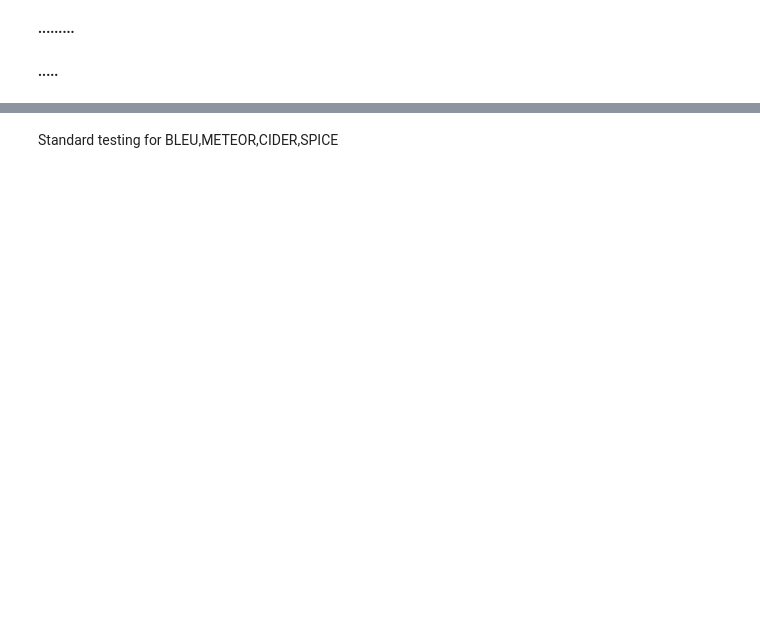
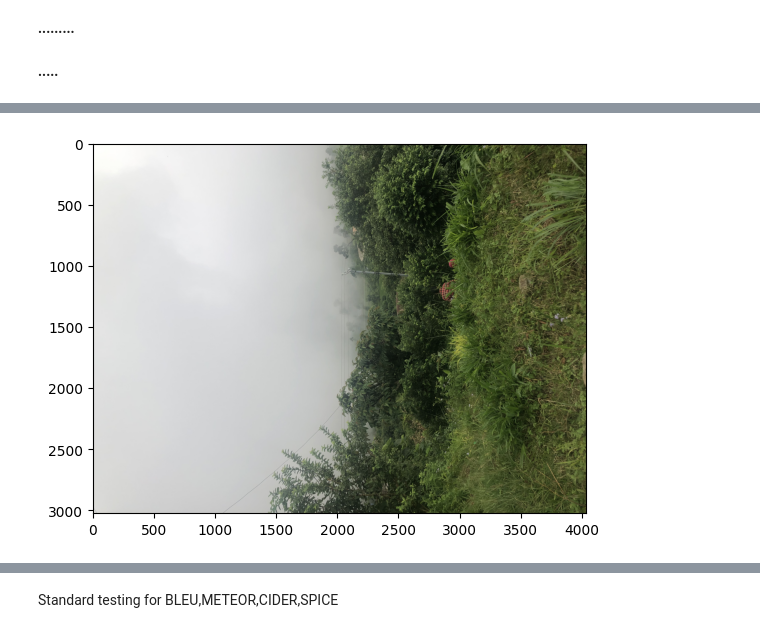
Before and after one commit to Nirajan17/image-captioning, a Jupyter notebook: stanford-captioning.ipynb, the cells around one changed output, grey strips where cells are left out. Cells and saved outputs as stored; diff of their text form; code cells hidden in the pictures; blank space fills up the shorter version.

Commit message:
Kaggle Notebook | Stanford-Captioning | Version 2

```diff
--- a/stanford-captioning.ipynb
+++ b/stanford-captioning.ipynb
@@ -175,8 +133,8 @@ all_captions[:1]
 # %% [output]
 ['<start> यसको अगाडि झ्यालहरूमा बारहरू भएको ठूलो भवन। भवन अगाडि मानिसहरु हिडिरहेका छन्। भवनको अगाडि एउटा सडक छ जसमा धेरै कारहरू छन्। <end>']
 # %%
-PATH = "/kaggle/input/standford-paragraph-nepali-dataset/stanford_images/"
-# PATH = "/kaggle/working/NumpyFiles/"
+# PATH = "/kaggle/input/standford-paragraph-nepali-dataset/stanford_images/"
+PATH = "/kaggle/working/NumpyFiles/"
 all_img_name_vector = []
 
 for annot in data["Image_name"]:
@@ -850,0 +824,83 @@ NameError: name 'train_losses' is not defined
+# %%
+from nltk.translate.bleu_score import sentence_bleu, corpus_bleu
+# from nltk.translate.meteor_score import meteor_score
+from PIL import Image
+import numpy as np
+import matplotlib.pyplot as plt
+
+
+def evaluate(image):
+
+  temp_input = tf.expand_dims(load_image(image)[0], 0)
+  img_tensor_val = image_features_extract_model(temp_input)
+  img_tensor_val = tf.reshape(img_tensor_val, (img_tensor_val.shape[0], -1, img_tensor_val.shape[3]))
+
+  start_token = tokenizer.word_index['<start>']
+  end_token = tokenizer.word_index['<end>']
+
+  #decoder input is start token.
+  decoder_input = [start_token]
+  output = tf.expand_dims(decoder_input, 0) #tokens
+  result = [] #word list
+
+  for i in range(100):
+      dec_mask = create_masks_decoder(output)
+
+      # predictions.shape == (batch_size, seq_len, vocab_size)
+      predictions, attention_weights = transformer(img_tensor_val,output,False,dec_mask)
+
+      # select the last word from the seq_len dimension
+      predictions = predictions[: ,-1:, :]  # (batch_size, 1, vocab_size)
+
+      predicted_id = tf.cast(tf.argmax(predictions, axis=-1), tf.int32)
+      # return the result if the predicted_id is equal to the end token
+      if predicted_id == end_token:
+          return result,tf.squeeze(output, axis=0), attention_weights
+      # concatentate the predicted_id to the output which is given to the decoder
+      # as its input.
+      result.append(tokenizer.index_word[int(predicted_id)])
+      output = tf.concat([output, predicted_id], axis=-1)
+
+  return result,tf.squeeze(output, axis=0), attention_weights
+
+
+# Assuming evaluate function is defined to generate captions
+def evaluate_single_image(image_path, reference_caption):
+    start_token = tokenizer.word_index['<start>']
+    end_token = tokenizer.word_index['<end>']
+
+    # Evaluate the caption for the given image
+    caption, _, _ = evaluate(image_path)
+
+    # Remove "<unk>" from the result
+    caption = [word for word in caption if word != "<unk>"]
+
+    # Remove <end> from the result
+    result_join = ' '.join(caption)
+    result_final = result_join.rsplit(' ', 1)[0]
+
+    # Display the image
+    temp_image = np.array(Image.open(image_path))
+    plt.imshow(temp_image)
+    plt.show()
+
+    print('Reference Caption:', reference_caption)
+    print('Predicted Caption:', result_final)
+
+    # Compute BLEU score
+    reference = [reference_caption.split()]
+    candidate = result_final.split()
+    bleu_score = sentence_bleu(reference, candidate)
+
+    # Compute METEOR score
+#     meteor_scr = meteor_score([reference_caption], result_final)
+
+    print('BLEU Score:', bleu_score)
+#     print('METEOR Score:', meteor_scr)
+
+# Select a specific image path for testing
+test_image_path = '/kaggle/input/test-imagess/IMG_3775.jpeg'
+reference_caption = 'Your reference caption for the image'
+evaluate_single_image(test_image_path, reference_caption)
+# %% [output]
+[figure, added]
```
Also changed, not shown: parts of 24 cells of this notebook.
